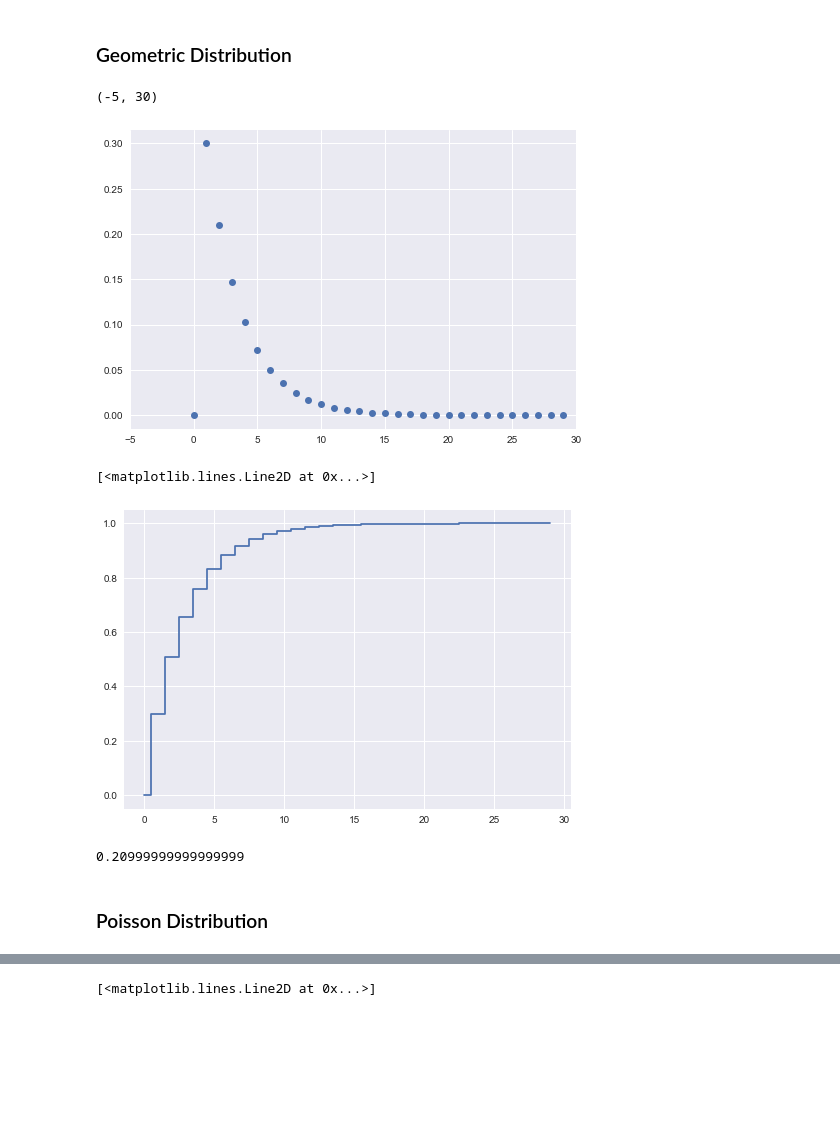
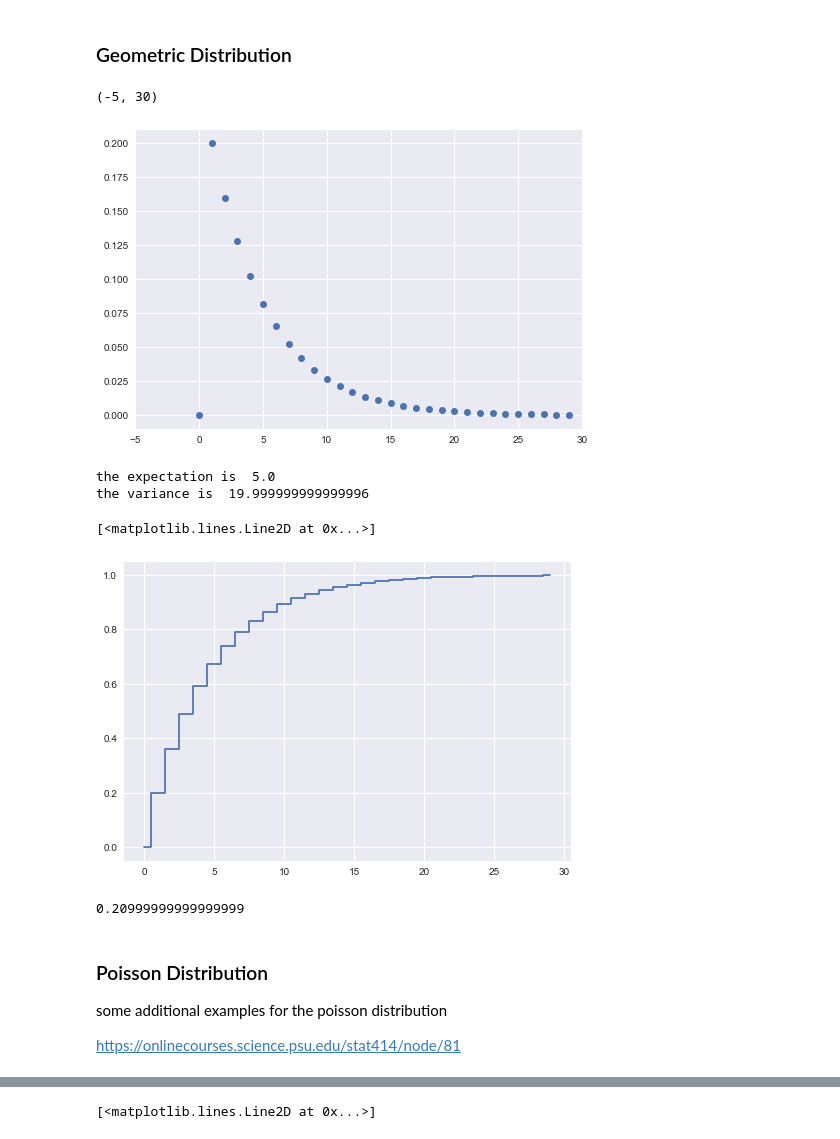
Before and after one commit to vtshen/STAT4705, a Jupyter notebook: Rcode/Distributions Demo.ipynb, the cells around one changed output, grey strips where cells are left out. Cells and saved outputs as stored; diff of their text form; code cells hidden in the pictures; blank space fills up the shorter version.

```diff
--- a/Rcode/Distributions Demo.ipynb
+++ b/Rcode/Distributions Demo.ipynb
@@ -252,25 +271,29 @@ http://mathworld.wolfram.com/F-Distribution.html
 ### Geometric Distribution
 # %%
 # plot the pmf
-prob = 0.3
+prob = 0.2
 x=np.arange(0, 30)
 pmf_geom = geom.pmf(x,prob)
 
 import seaborn as sns
 plt.plot(x,pmf_geom, "o")
 plt.xlim(-5, 30)
 # %% [output]
 (-5, 30)
-[figure, old version]
+[figure, new version]
+# %%
+print("the expectation is ", 1/prob)
+print("the variance is ", (1-prob)/(prob**2))
+# %% [output]
+the expectation is  5.0
+the variance is  19.999999999999996
 # %%
 # Geometric cdf plot
-prob = 0.3
-x=np.arange(0, 30)
 cdf_geom = geom.cdf(x,prob)
 plt.plot(x,cdf_geom, linestyle='steps-mid')
 # %% [output]
 [<matplotlib.lines.Line2D at 0x...>]
-[figure, old version]
+[figure, new version]
 # %%
 # calculate pmf in geometric distribution
 prob = 0.3
@@ -278,7 +301,11 @@ x = 2
 geom.pmf(x, prob)
 # %% [output]
 0.20999999999999999
-# %% [markdown]
-### Poisson Distribution
+# %% [markdown]
+### Poisson Distribution
+
+some additional examples for the poisson distribution
+
+https://onlinecourses.science.psu.edu/stat414/node/81
 # %%
 # plot the pmf
```
Also changed, not shown: parts of 4 cells of this notebook, 1 other file.
